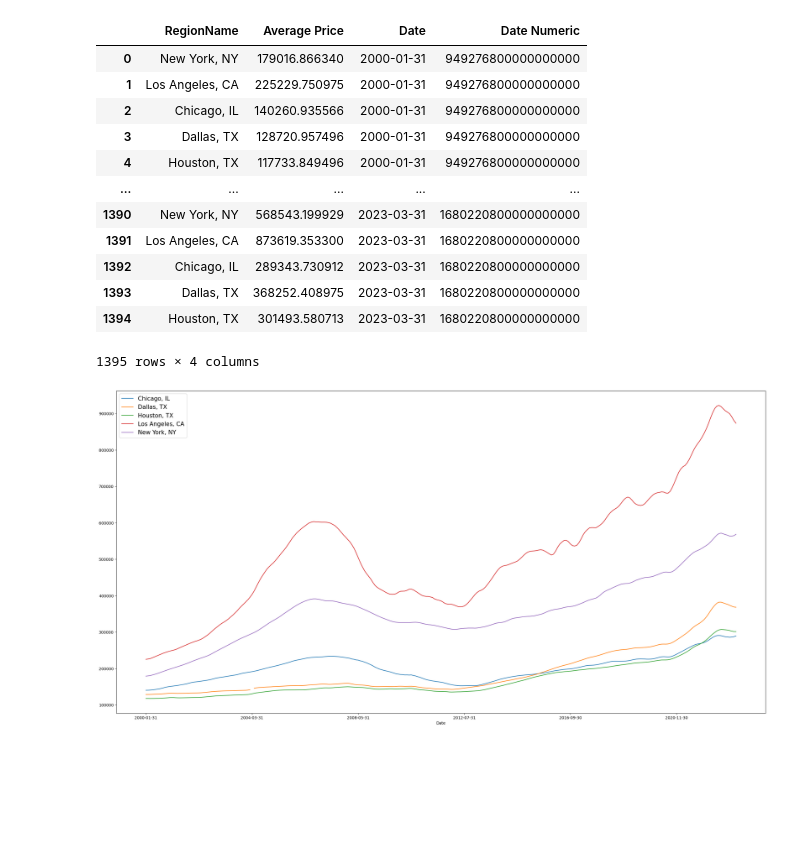
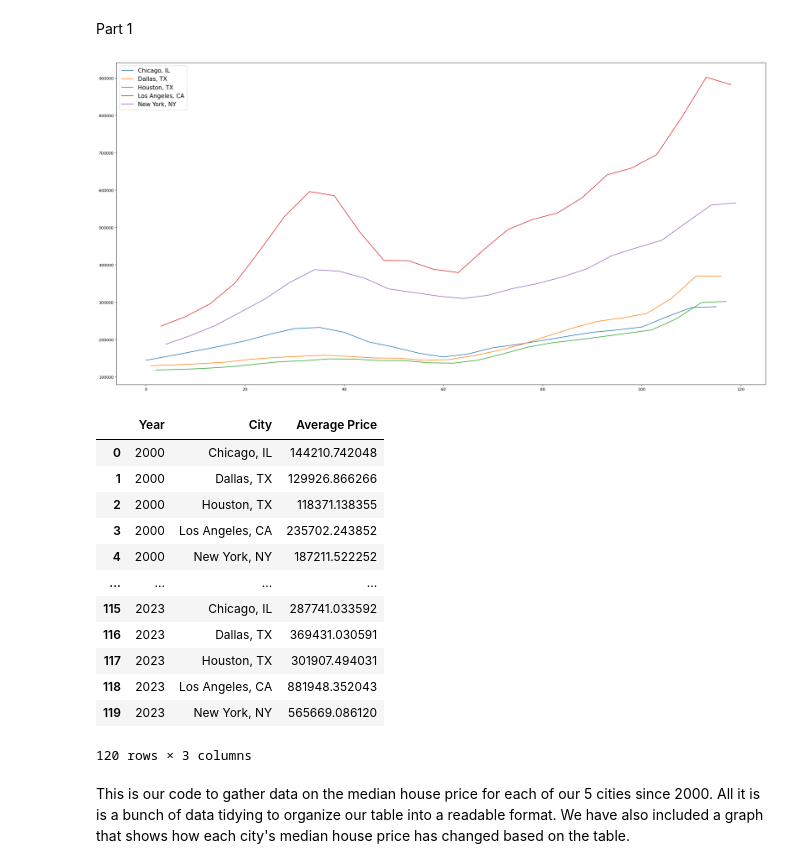
Before and after one commit to NTajalli/Analysis-of-Housing-Prices, a Jupyter notebook: Analysis.ipynb, the cells around one changed output. Saved outputs shown, nothing was run; the diff lists cells and outputs as text; code cells hidden in the pictures; blank space fills up the shorter version.

Commit message:
Finished parts 1 and 2

```diff
--- a/Analysis.ipynb
+++ b/Analysis.ipynb
@@ -3,36 +3,47 @@ import pandas as pd
 import numpy as np
 import seaborn as sns
 import matplotlib.pylab as plt
+# %% [markdown]
+<font size="8" color="Black">Part 1</font>
 # %%
 # Extract data of housing price average f| 5 most populated cities in US
+#pd.set_option('display.max_rows', 500)
 prices = pd.read_csv('Metro_zhvi_uc_sfrcondo_tier_0.33_0.67_sm_sa_month.csv').head(6).tail(-1)
 prices = pd.melt(prices, id_vars=['RegionName'], value_vars=prices.columns[5:])
 prices['Date'] = pd.to_datetime(prices['variable'])
-prices['Date Numeric'] = pd.to_numeric(prices['Date'])
 prices['Date'] = prices['Date'].astype('str')
 prices = prices.drop('variable', axis=1).rename(columns={'value': 'Average Price'})
-display(prices)
-prices.set_index('Date', inplace=True)
+prices['Date'] = pd.DatetimeIndex(prices['Date'])
+prices['Year'] = pd.DatetimeIndex(prices['Date']).year
+prices = prices.groupby(['Year', 'RegionName']).aggregate(np.mean)
+prices = prices.reset_index()
 # Plot the avergae house price per month for each city
-prices.groupby('RegionName')['Average Price'].plot(legend=True, figsize=(30, 15))
+fig, ax = plt.subplots()
+prices = prices.rename(columns={'RegionName': 'City'})
+prices.groupby('City')['Average Price'].plot(x='Year', y='Average Price', figsize=(30, 15), ax=ax)
 plt.legend(prop={'size': 15})
-plt.rcParams.update({'font.size': 10})
+plt.rcParams.update({'font.size': 20})
 plt.show()
+prices
 # %% [output]
+[figure, new version]
-|  | RegionName | Average Price | Date | Date Numeric |
-| 0 | New York, NY | 179016.866340 | 2000-01-31 | 949276800000000000 |
-| 1 | Los Angeles, CA | 225229.750975 | 2000-01-31 | 949276800000000000 |
-| 2 | Chicago, IL | 140260.935566 | 2000-01-31 | 949276800000000000 |
-| 3 | Dallas, TX | 128720.957496 | 2000-01-31 | 949276800000000000 |
-| 4 | Houston, TX | 117733.849496 | 2000-01-31 | 949276800000000000 |
-| ... | ... | ... | ... | ... |
-| 1390 | New York, NY | 568543.199929 | 2023-03-31 | 1680220800000000000 |
-| 1391 | Los Angeles, CA | 873619.353300 | 2023-03-31 | 1680220800000000000 |
-| 1392 | Chicago, IL | 289343.730912 | 2023-03-31 | 1680220800000000000 |
-| 1393 | Dallas, TX | 368252.408975 | 2023-03-31 | 1680220800000000000 |
-| 1394 | Houston, TX | 301493.580713 | 2023-03-31 | 1680220800000000000 |
+|  | Year | City | Average Price |
+| 0 | 2000 | Chicago, IL | 144210.742048 |
+| 1 | 2000 | Dallas, TX | 129926.866266 |
+| 2 | 2000 | Houston, TX | 118371.138355 |
+| 3 | 2000 | Los Angeles, CA | 235702.243852 |
+| 4 | 2000 | New York, NY | 187211.522252 |
+| ... | ... | ... | ... |
+| 115 | 2023 | Chicago, IL | 287741.033592 |
+| 116 | 2023 | Dallas, TX | 369431.030591 |
+| 117 | 2023 | Houston, TX | 301907.494031 |
+| 118 | 2023 | Los Angeles, CA | 881948.352043 |
+| 119 | 2023 | New York, NY | 565669.086120 |
-1395 rows × 4 columns
+120 rows × 3 columns
-[figure, old version]
+# %% [markdown]
+This is our code to gather data on the median house price for each of our 5 cities since 2000. All it is is a bunch
+of data tidying to organize our table into a readable format. We have also included a graph that shows how each city's
+median house price has changed based on the table.
 # %%
 # This function drops rows that combine multiple cities (which makes no sense) after melting
 def drop_invalid(df):
```
Also changed, not shown: parts of 9 cells of this notebook.
